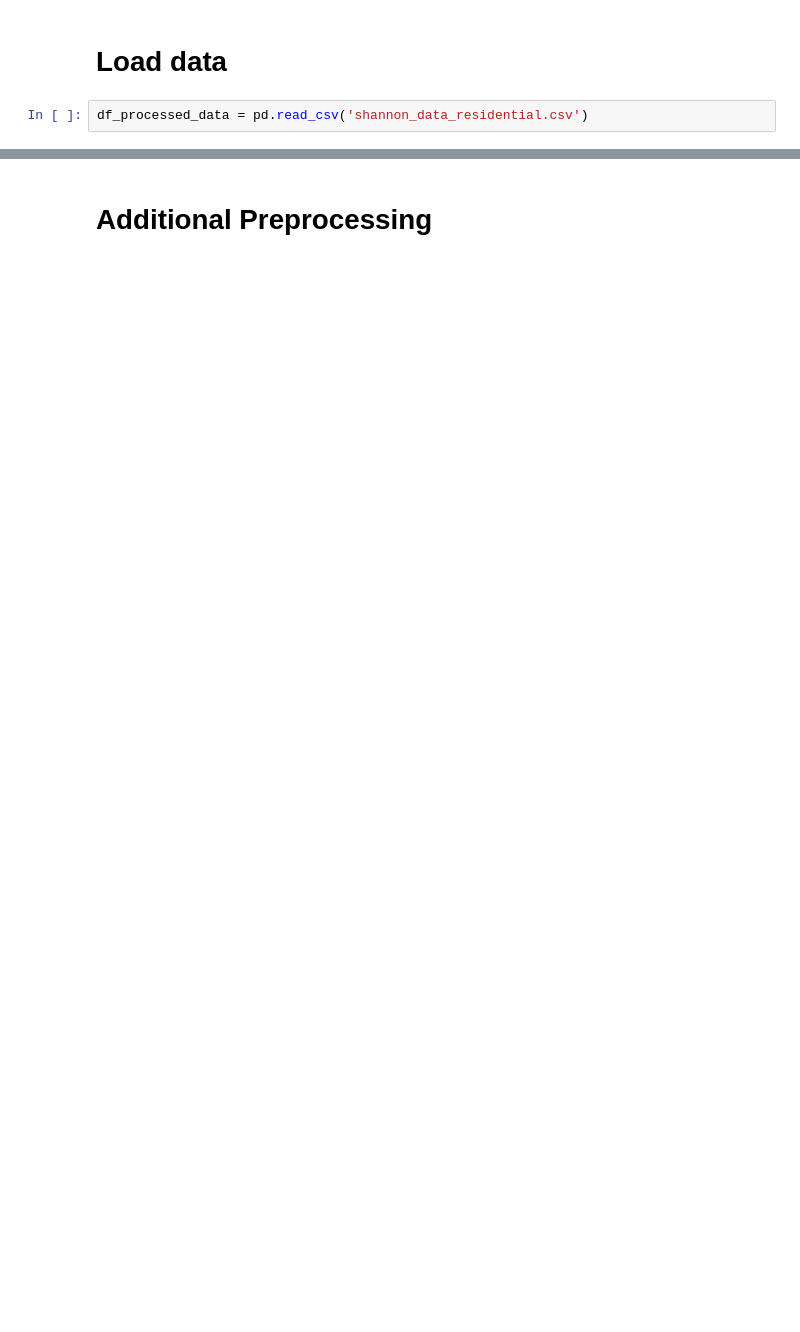
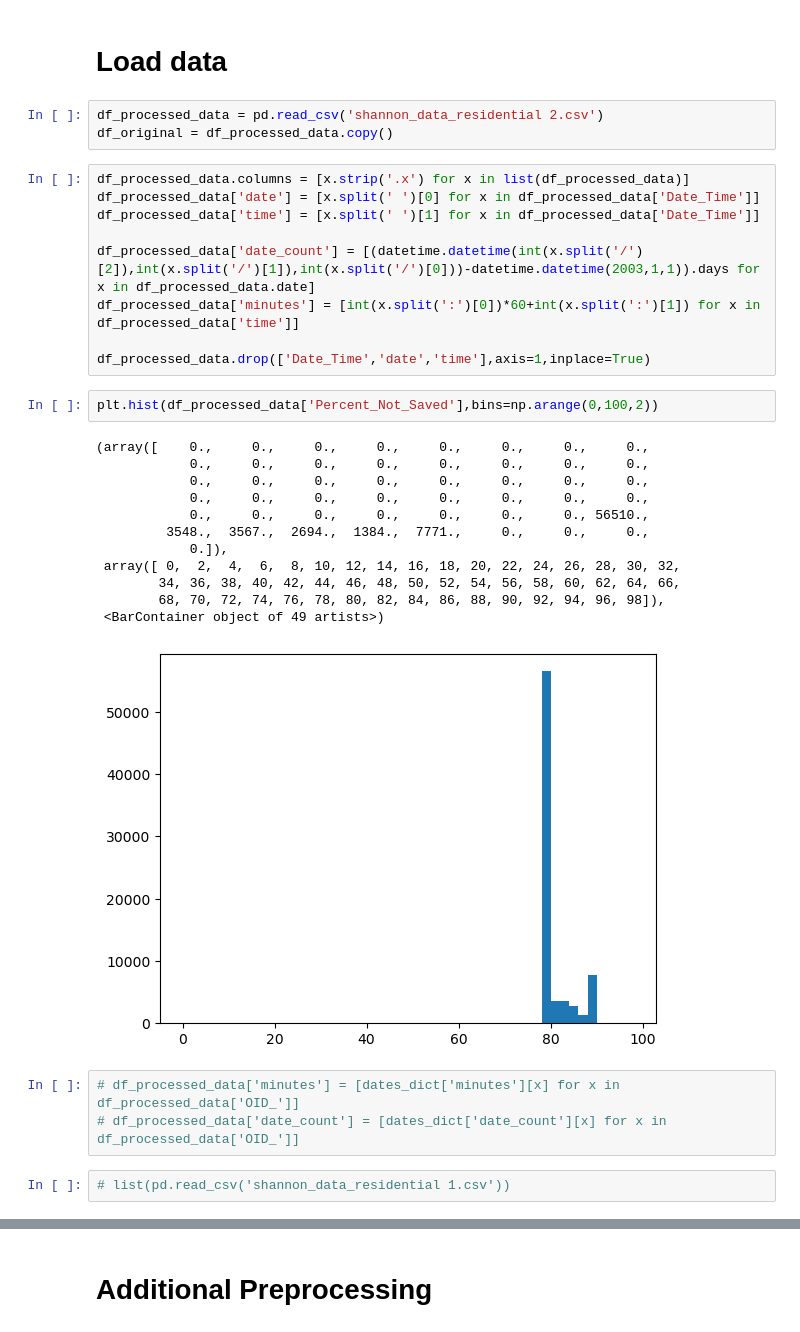
Before and after one commit to Shannon-Bengtson/FENZ_analysis, a Jupyter notebook: regressor_tests.ipynb, the cells around one changed output, grey strips where cells are left out. Saved outputs shown, nothing was run; the diff lists cells and outputs as text; blank space fills up the shorter version.

```diff
--- a/regressor_tests.ipynb
+++ b/regressor_tests.ipynb
@@ -9,4 +23,34 @@ from sklearn.ensemble import GradientBoostingRegressor,GradientBoostingClassifie
 # %% [markdown]
 # Load data
 # %%
-df_processed_data = pd.read_csv('shannon_data_residential.csv')
+df_processed_data = pd.read_csv('shannon_data_residential 2.csv')
+df_original = df_processed_data.copy()
+# %%
+df_processed_data.columns = [x.strip('.x') for x in list(df_processed_data)]
+df_processed_data['date'] = [x.split(' ')[0] for x in df_processed_data['Date_Time']]
+df_processed_data['time'] = [x.split(' ')[1] for x in df_processed_data['Date_Time']]
+
+df_processed_data['date_count'] = [(datetime.datetime(int(x.split('/')[2]),int(x.split('/')[1]),int(x.split('/')[0]))-datetime.datetime(2003,1,1)).days for x in df_processed_data.date]
+df_processed_data['minutes'] = [int(x.split(':')[0])*60+int(x.split(':')[1]) for x in df_processed_data['time']]
+
+df_processed_data.drop(['Date_Time','date','time'],axis=1,inplace=True)
+# %%
+plt.hist(df_processed_data['Percent_Not_Saved'],bins=np.arange(0,100,2))
+# %% [output]
+(array([    0.,     0.,     0.,     0.,     0.,     0.,     0.,     0.,
+            0.,     0.,     0.,     0.,     0.,     0.,     0.,     0.,
+            0.,     0.,     0.,     0.,     0.,     0.,     0.,     0.,
+            0.,     0.,     0.,     0.,     0.,     0.,     0.,     0.,
+            0.,     0.,     0.,     0.,     0.,     0.,     0., 56510.,
+         3548.,  3567.,  2694.,  1384.,  7771.,     0.,     0.,     0.,
+            0.]),
+ array([ 0,  2,  4,  6,  8, 10, 12, 14, 16, 18, 20, 22, 24, 26, 28, 30, 32,
+        34, 36, 38, 40, 42, 44, 46, 48, 50, 52, 54, 56, 58, 60, 62, 64, 66,
+        68, 70, 72, 74, 76, 78, 80, 82, 84, 86, 88, 90, 92, 94, 96, 98]),
+ <BarContainer object of 49 artists>)
+[figure, added]
+# %%
+# df_processed_data['minutes'] = [dates_dict['minutes'][x] for x in df_processed_data['OID_']]
+# df_processed_data['date_count'] = [dates_dict['date_count'][x] for x in df_processed_data['OID_']]
+# %%
+# list(pd.read_csv('shannon_data_residential 1.csv'))
```
Also changed, not shown: parts of 104 cells of this notebook, 2 other files.
